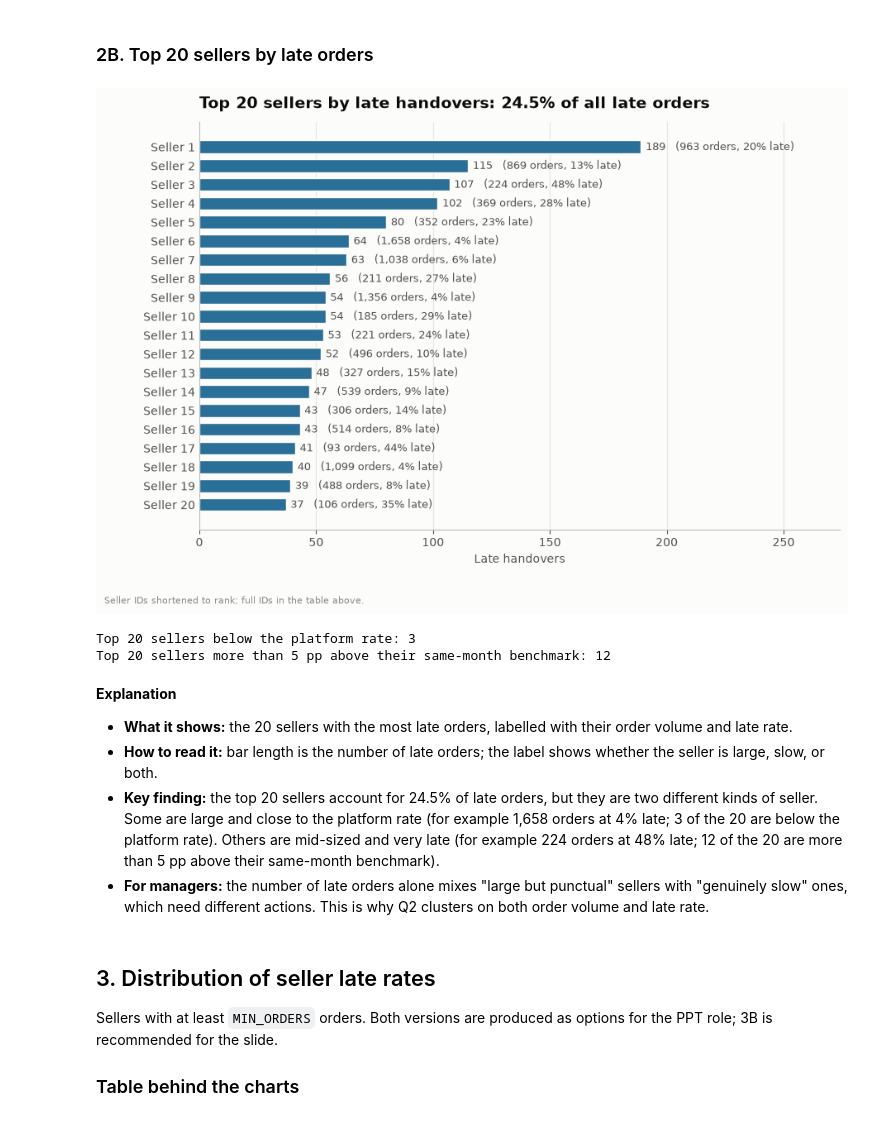
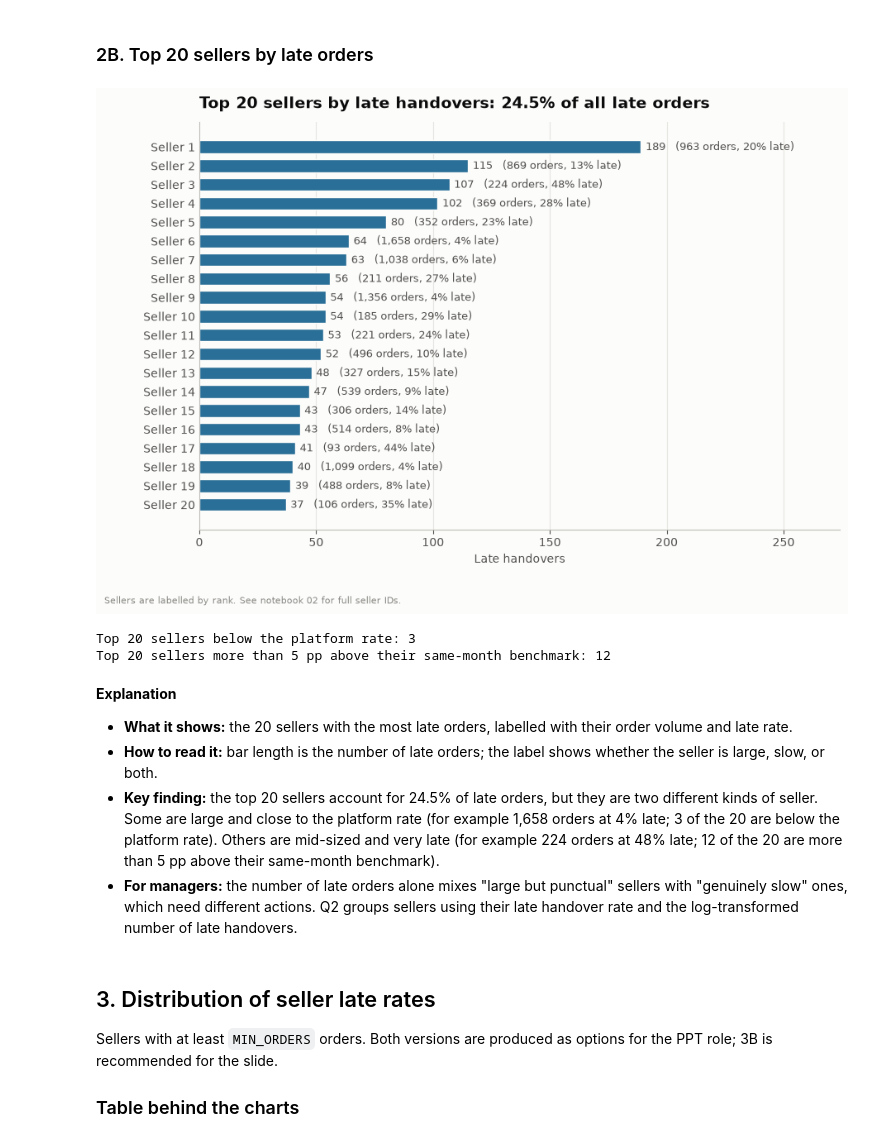
Before and after one commit to RitaMa1999/Python-Group-Project---ECommerce, a Jupyter notebook: notebooks/02_descriptive_analysis.ipynb, the cells around one changed output. Cells and saved outputs as stored; diff of their text form; code cells hidden in the pictures.

```diff
--- a/notebooks/02_descriptive_analysis.ipynb
+++ b/notebooks/02_descriptive_analysis.ipynb
@@ -299,27 +299,27 @@ save_figure(fig, "q1_02a_pareto_curve.png")
 # %%
 bars = top_20.iloc[::-1]
 
 fig, ax = plt.subplots(figsize=(10, 6.4))
 ax.barh([f"Seller {rank}" for rank in bars["rank"]], bars["late_orders"],
         color=BLUE, height=0.68, edgecolor=SURFACE, linewidth=1)
 for y, row in enumerate(bars.itertuples()):
     ax.text(row.late_orders + 2, y,
             f"{row.late_orders}   ({row.order_volume:,} orders, {row.late_rate:.0%} late)",
             va="center", fontsize=9, color=INK_2)
 
 ax.set_xlim(0, bars["late_orders"].max() * 1.45)
 ax.set_xlabel("Late handovers")
 ax.tick_params(axis="y", length=0)
 ax.grid(axis="x")
 ax.set_title(f"Top 20 sellers by late handovers: "
              f"{top_20['late_orders'].sum() / total_late:.1%} of all late orders", pad=12)
-fig.text(0.01, -0.03, "Seller IDs shortened to rank; full IDs in the table above.", fontsize=8, color=MUTED)
+fig.text(0.01, -0.03, "Sellers are labelled by rank. See notebook 02 for full seller IDs.", fontsize=8, color=MUTED)
 save_figure(fig, "q1_02b_top20_sellers.png")
 
 print(f"Top 20 sellers below the platform rate: {top_20['late_rate'].lt(platform_rate).sum()}")
 print(f"Top 20 sellers more than 5 pp above their same-month benchmark: {top_20['late_rate_gap_pp'].gt(5).sum()}")
 # %% [output]
-[figure, old version]
+[figure, new version]
 Top 20 sellers below the platform rate: 3
 Top 20 sellers more than 5 pp above their same-month benchmark: 12
 # %% [markdown]
@@ -328,7 +328,7 @@ Top 20 sellers more than 5 pp above their same-month benchmark: 12
 - **What it shows:** the 20 sellers with the most late orders, labelled with their order volume and late rate.
 - **How to read it:** bar length is the number of late orders; the label shows whether the seller is large, slow, or both.
 - **Key finding:** the top 20 sellers account for 24.5% of late orders, but they are two different kinds of seller. Some are large and close to the platform rate (for example 1,658 orders at 4% late; 3 of the 20 are below the platform rate). Others are mid-sized and very late (for example 224 orders at 48% late; 12 of the 20 are more than 5 pp above their same-month benchmark).
-- **For managers:** the number of late orders alone mixes "large but punctual" sellers with "genuinely slow" ones, which need different actions. This is why Q2 clusters on both order volume and late rate.
+- **For managers:** the number of late orders alone mixes "large but punctual" sellers with "genuinely slow" ones, which need different actions. Q2 groups sellers using their late handover rate and the log-transformed number of late handovers.
 # %% [markdown]
 ## 3. Distribution of seller late rates
 
```
Also changed, not shown: parts of 5 cells of this notebook, 22 other files.
